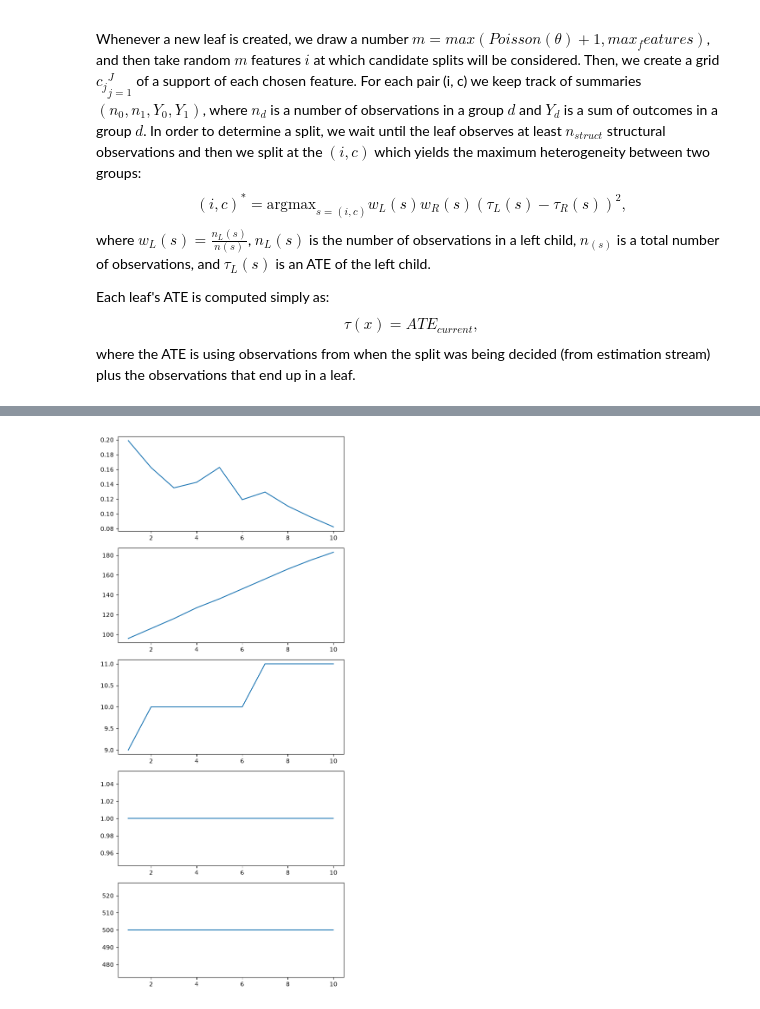
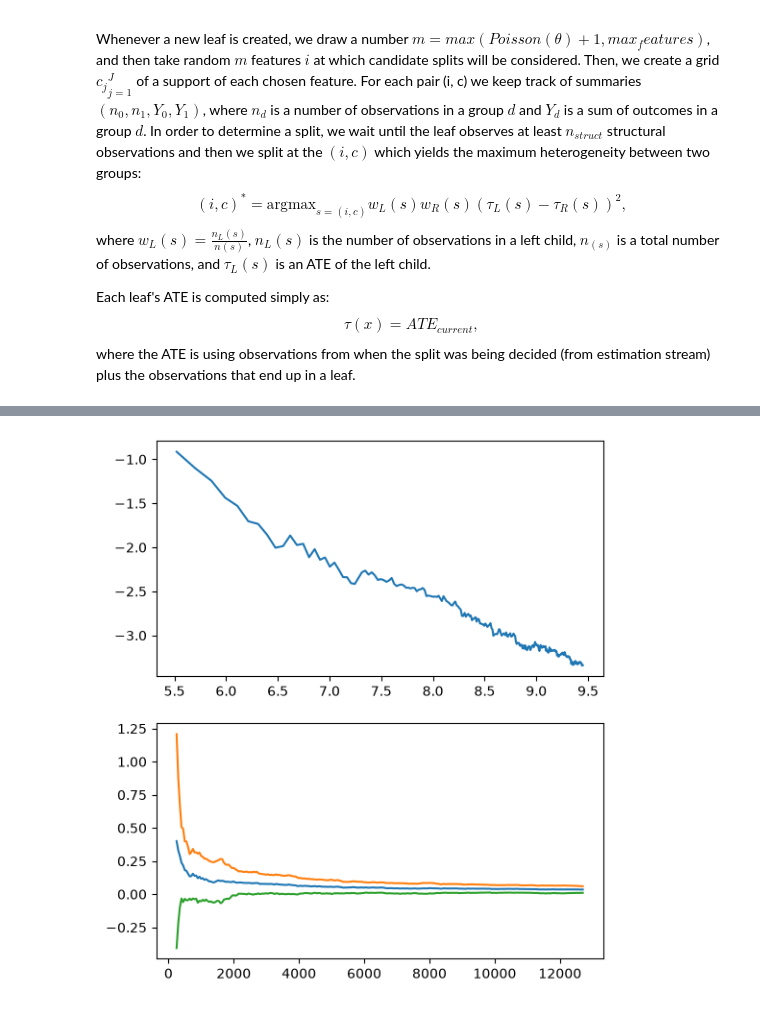
Before and after one commit to goxmox/online_random_forest, a Jupyter notebook: online_rf.ipynb, the cells around one changed output, grey strips where cells are left out. Drawn from its saved outputs; the diff is of its cells as text; code cells hidden in the pictures.

```diff
--- a/online_rf.ipynb
+++ b/online_rf.ipynb
@@ -586 +581,16 @@ forest = CausalForest(
+# %%
+M = 50
+epochs = 250
+startup_n = 200
+n_features = 3
+dgp_mu1 = dgp1_cate
+dgp_mu0 = dgp2_cate
+prop_cate = prop1_cate
+sigma = 3
+
+mse_mc = np.zeros(shape=(epochs, M))
+# %%
+rng = np.random.default_rng(1)
+large_sample = rng.uniform(0, 1, size=(30000, n_features))
+true_cate = [dgp_mu1(large_sample[n, :]) for n in range(large_sample.shape[0])]
 # %%
@@ -641,16 +663,15 @@ plt.show()
-# %%
-fig, axes = plt.subplots(5, 1, figsize=(6, 13))
-
-x = np.arange(1, epochs + 1)
-x_mse = np.arange(1, len(mse) + 1)
-
-axes[0].plot(x_mse, mse)
-axes[1].plot(x, num_leaves)
-axes[2].plot(x, height)
-axes[3].plot(x, generations)
-axes[4].plot(x, active_trees)
-
-plt.tight_layout()
-plt.show()
-# %% [output]
-[figure, removed]
+# %%
+median_mse = np.median(mse_mc, axis=1)
+std_mse = np.std(mse_mc, axis=1)
+
+fig, axes = plt.subplots(2, 1, figsize=(6, 7))
+
+axes[0].plot(np.log(np.arange(startup_n + 50, startup_n + 50 * (epochs + 1), 50)), np.log(median_mse))
+
+axes[1].plot(np.arange(startup_n + 50, startup_n + 50 * (epochs + 1), 50), median_mse)
+axes[1].plot(np.arange(startup_n + 50, startup_n + 50 * (epochs + 1), 50), median_mse + 2*std_mse)
+axes[1].plot(np.arange(startup_n + 50, startup_n + 50 * (epochs + 1), 50), median_mse - 2*std_mse)
+
+plt.show()
+# %% [output]
+[figure, added]
```
Also changed, not shown: parts of 9 cells of this notebook.
